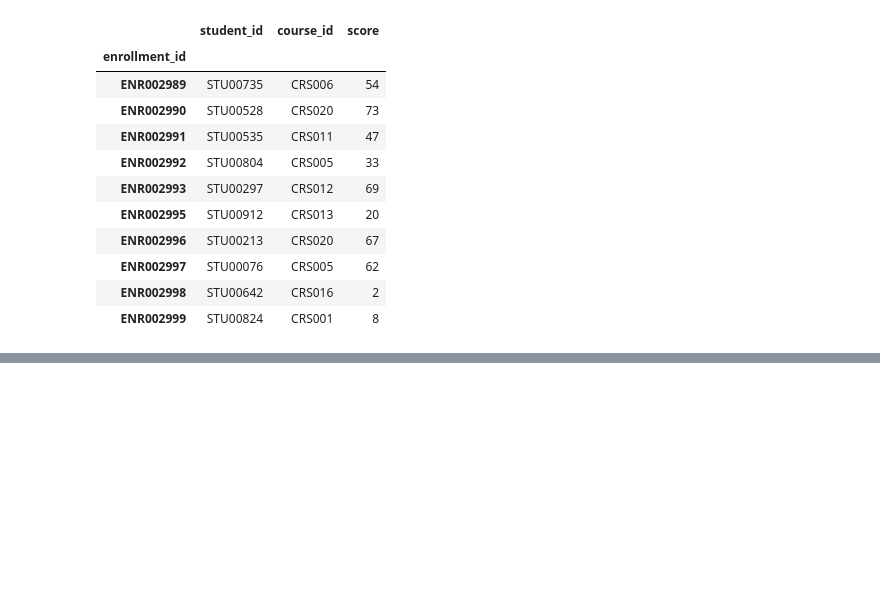
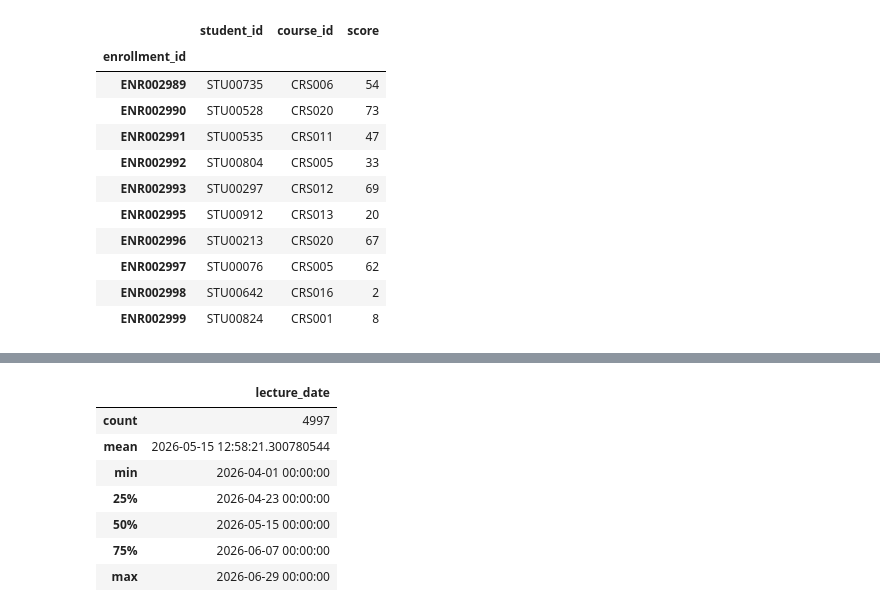
Before and after one commit to Hashim-baya/Data_Science, a Jupyter notebook: Student_Records_Analysis/notebooks/02_data_cleaning.ipynb, the cells around one changed output, grey strips where cells are left out. Drawn from its saved outputs; the diff is of its cells as text; code cells hidden in the pictures; blank space fills up the shorter version.

```diff
--- a/Student_Records_Analysis/notebooks/02_data_cleaning.ipynb
+++ b/Student_Records_Analysis/notebooks/02_data_cleaning.ipynb
@@ -400,0 +430,11 @@ enrollment.to_csv('../data/interim/enrollments_cleaned.csv')
+# %%
+attendance.describe()
+# %% [output]
+|  | lecture_date |
+| count | 4997 |
+| mean | 2026-05-15 12:58:21.300780544 |
+| min | 2026-04-01 00:00:00 |
+| 25% | 2026-04-23 00:00:00 |
+| 50% | 2026-05-15 00:00:00 |
+| 75% | 2026-06-07 00:00:00 |
+| max | 2026-06-29 00:00:00 |
```
Also changed, not shown: parts of 13 cells of this notebook, 1 other file.
